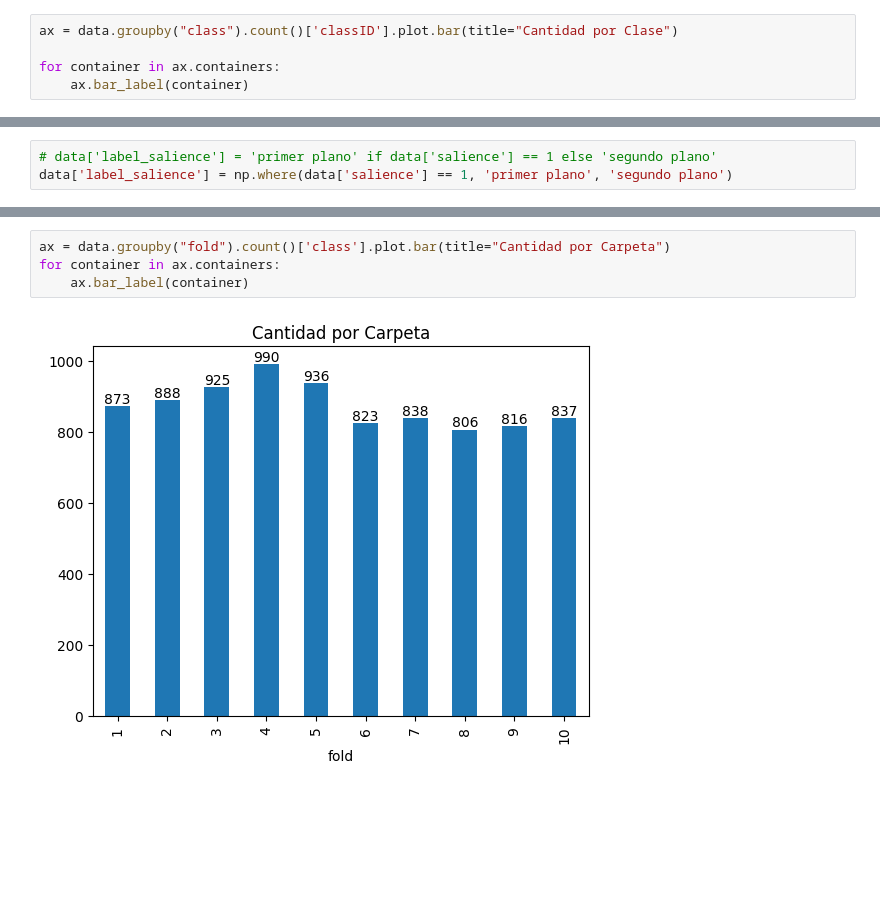
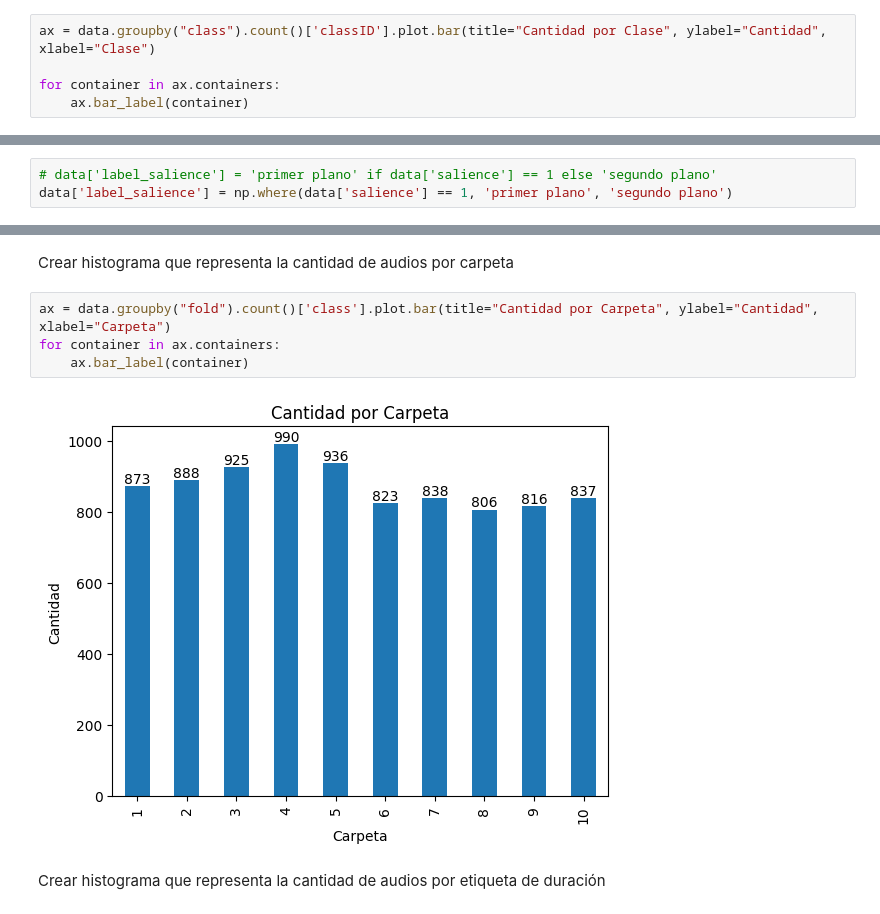
Before and after one commit to sebascarag/AI-SyntheticSound, a Jupyter notebook: EDA Urbansound8k.ipynb, the cells around one changed output, grey strips where cells are left out. Cells and saved outputs as stored; diff of their text form; blank space fills up the shorter version.

```diff
--- a/EDA Urbansound8k.ipynb
+++ b/EDA Urbansound8k.ipynb
@@ -105,5 +144,5 @@ memory usage: 682.3+ KB
 # %%
-ax = data.groupby("class").count()['classID'].plot.bar(title="Cantidad por Clase")
+ax = data.groupby("class").count()['classID'].plot.bar(title="Cantidad por Clase", ylabel="Cantidad", xlabel="Clase")
 
 for container in ax.containers:
     ax.bar_label(container)
@@ -122,7 +162,11 @@ data.groupby("label_salience").count()['class'].plot.pie(autopct='%1.0f%%', titl
+# %% [markdown]
+Crear histograma que representa la cantidad de audios por carpeta
 # %%
-ax = data.groupby("fold").count()['class'].plot.bar(title="Cantidad por Carpeta")
+ax = data.groupby("fold").count()['class'].plot.bar(title="Cantidad por Carpeta", ylabel="Cantidad", xlabel="Carpeta")
 for container in ax.containers:
     ax.bar_label(container)
 # %% [output]
-[figure, old version]
+[figure, new version]
+# %% [markdown]
+Crear histograma que representa la cantidad de audios por etiqueta de duración
 # %%
```
Also changed, not shown: parts of 20 cells of this notebook.
